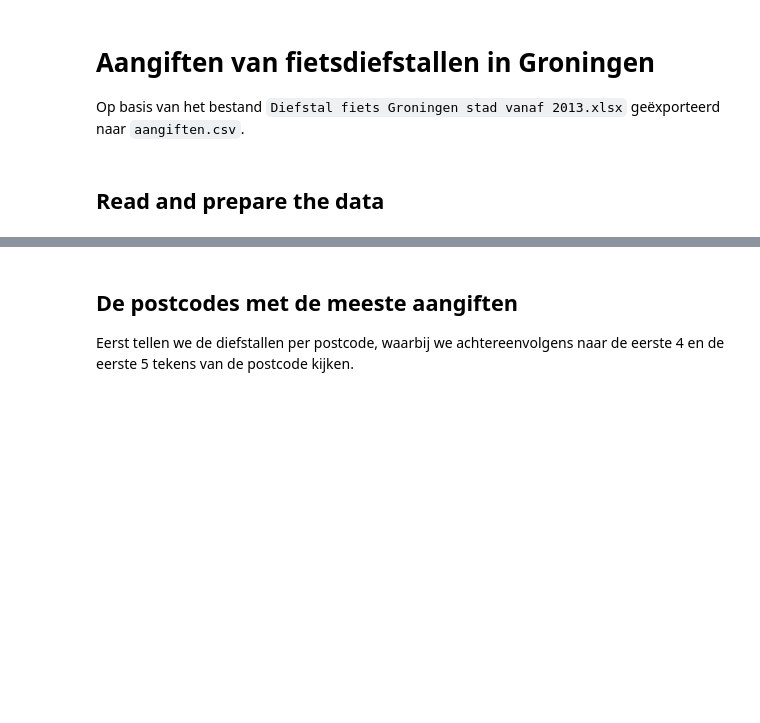
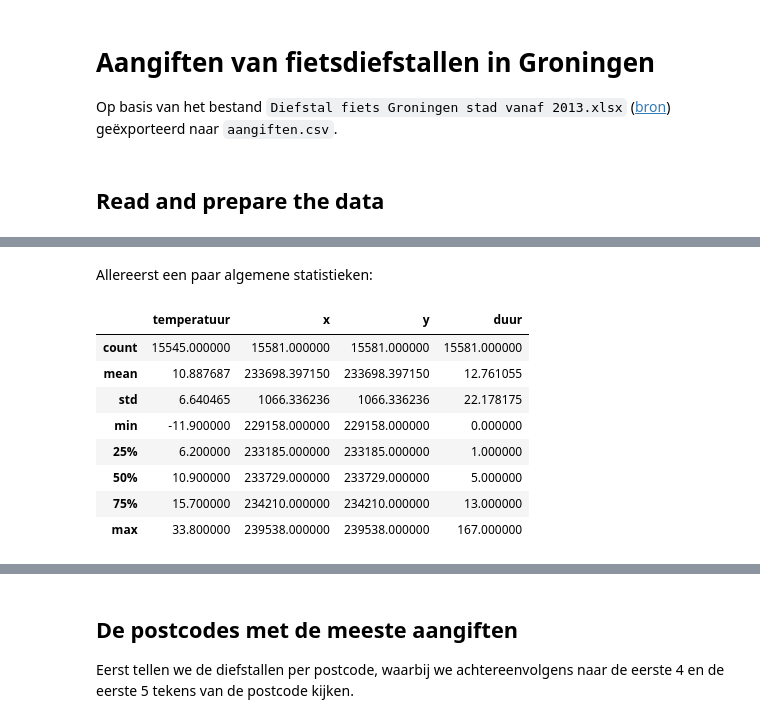
Before and after one commit to HarmLammers/notebooks, a Jupyter notebook: Fietsdiefstallen.ipynb, the cells around one changed output, grey strips where cells are left out. Drawn from its saved outputs; the diff is of its cells as text; code cells hidden in the pictures; blank space fills up the shorter version.

```diff
--- a/Fietsdiefstallen.ipynb
+++ b/Fietsdiefstallen.ipynb
@@ -1,7 +1,7 @@
 # %% [markdown]
 # Aangiften van fietsdiefstallen in Groningen
 
-Op basis van het bestand `Diefstal fiets Groningen stad vanaf 2013.xlsx` geëxporteerd naar `aangiften.csv`.
+Op basis van het bestand `Diefstal fiets Groningen stad vanaf 2013.xlsx` ([bron](https://github.com/KennisnetwerkDataScience/Fietsendiefstallen)) geëxporteerd naar `aangiften.csv`.
 # %% [markdown]
 ## Read and prepare the data
 # %%
@@ -33,3 +33,17 @@ aangiften.head()
 | 2 | 9716EA | 2017-09-20 08:15:00 | 2017-09-20 11:30:00 | NaN | Geen data aanwezig | 233211 | 233211 | 3.0 |
 | 3 | 9714EL | 2017-09-19 17:30:00 | 2017-09-20 16:15:00 | NaN | Geen data aanwezig | 234073 | 234073 | 22.0 |
 | 4 | 9713AW | 2017-09-19 12:30:00 | 2017-09-19 15:30:00 | NaN | Geen data aanwezig | 234013 | 234013 | 3.0 |
+# %% [markdown]
+Allereerst een paar algemene statistieken:
+# %%
+aangiften.describe()
+# %% [output]
+|  | temperatuur | x | y | duur |
+| count | 15545.000000 | 15581.000000 | 15581.000000 | 15581.000000 |
+| mean | 10.887687 | 233698.397150 | 233698.397150 | 12.761055 |
+| std | 6.640465 | 1066.336236 | 1066.336236 | 22.178175 |
+| min | -11.900000 | 229158.000000 | 229158.000000 | 0.000000 |
+| 25% | 6.200000 | 233185.000000 | 233185.000000 | 1.000000 |
+| 50% | 10.900000 | 233729.000000 | 233729.000000 | 5.000000 |
+| 75% | 15.700000 | 234210.000000 | 234210.000000 | 13.000000 |
+| max | 33.800000 | 239538.000000 | 239538.000000 | 167.000000 |
```
Also changed, not shown: parts of 6 cells of this notebook, 1 other file.
